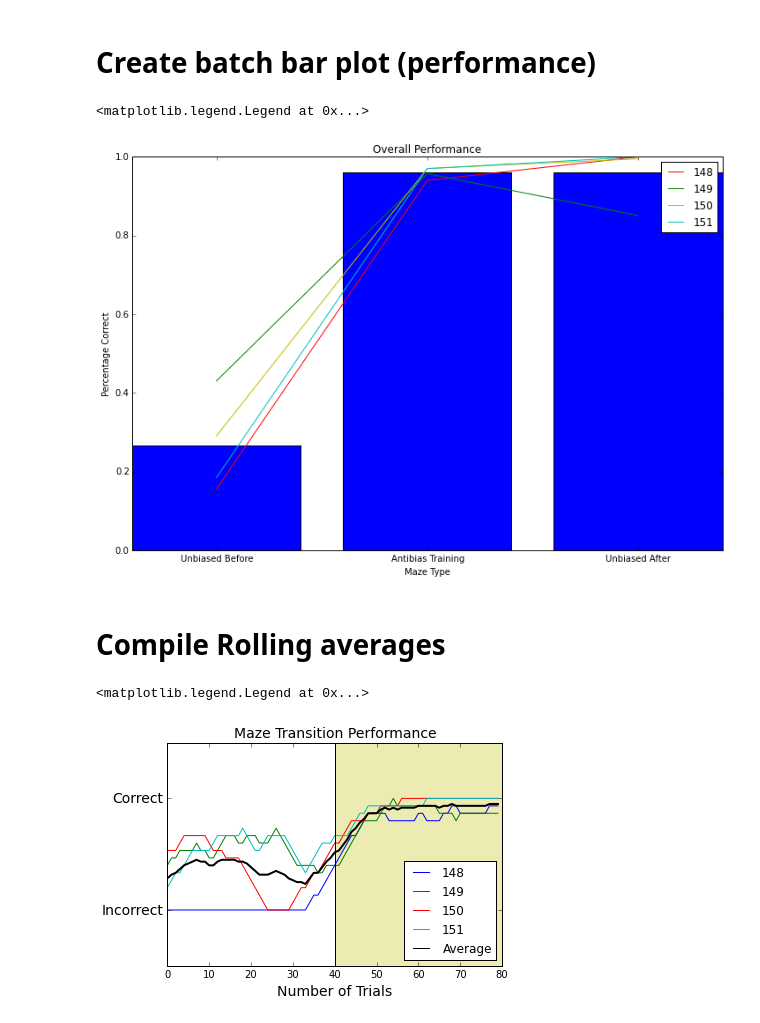
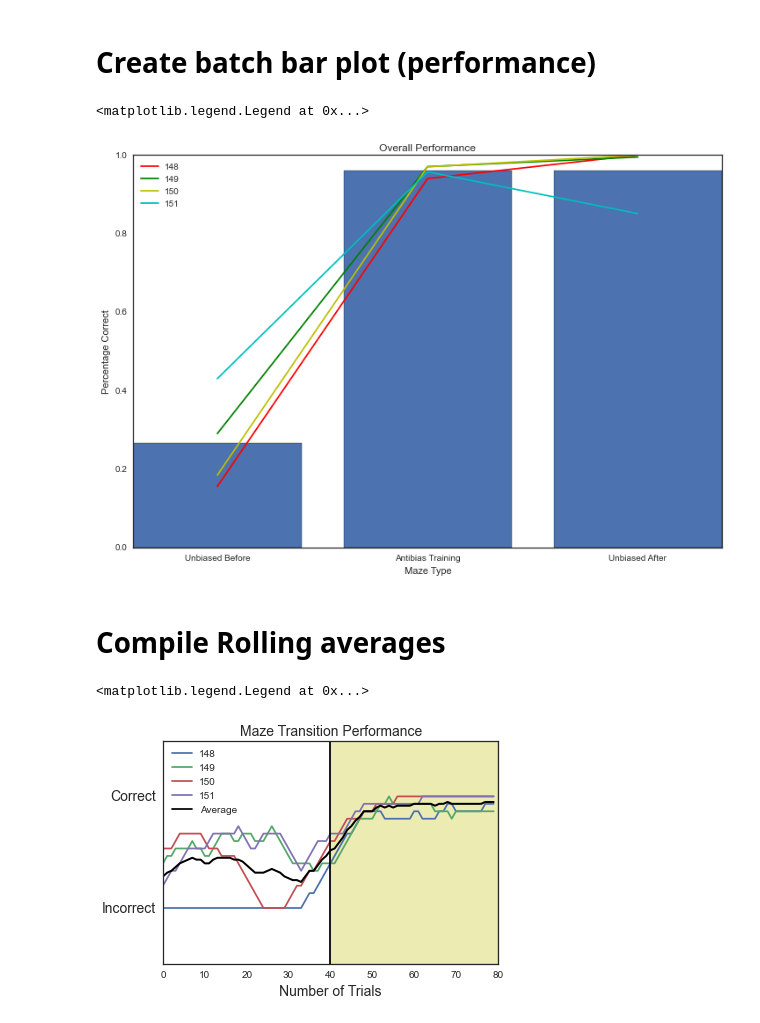
Before and after one commit to sofroniewn/mVR-experiments, a Jupyter notebook: batch/batch.ipynb, the cells around one changed output. Saved outputs shown, nothing was run; the diff lists cells and outputs as text; code cells hidden in the pictures.

```diff
--- a/batch/batch.ipynb
+++ b/batch/batch.ipynb
@@ -8,6 +8,8 @@ import pandas as pd
 import scipy.io as sio
 from glob import glob
 import json
+import seaborn as sns
+sns.set_style('white')
 
 import matplotlib.pyplot as plt
 from matplotlib.colors import ListedColormap
@@ -27,2 +30,3 @@ sessions.sort()
 # %%
-summaries = [glob(path + '/animalsummary*.csv') for path in paths]
+summaries = glob(mainpath + '/animalsummary*.csv')
+print summaries
@@ -29,4 +35,5 @@ summaries = [glob(path + '/animalsummary*.csv') for path in paths]
 # %% [markdown]
 # Get animal stats (batch)
 # %%
-animal_stats = [pd.Series.from_csv(x[0]) for x in summaries]
+animal_stats = [pd.Series.from_csv(x) for x in summaries]
+animal_stats
@@ -57,25 +82,25 @@ print perc_corr
 # %%
 plt.figure(figsize = [12,8])
 plt.bar(range(0,len(perc_corr)),perc_corr,align = 'center')
 labels = ['Unbiased Before', 'Antibias Training', 'Unbiased After']
 ypos = np.arange(len(perc_corr))
 plt.xticks(ypos,labels)
 plt.xlabel('Maze Type')
 plt.ylabel('Percentage Correct')
 plt.title('Overall Performance')
 
 plt.plot(ypos, meansT[0],'-',color = 'r')
 plt.plot(ypos, meansT[1], '-',color = 'g')
 plt.plot(ypos,meansT[2],'-',color = 'y')
 plt.plot(ypos,meansT[3],'-',color = 'c')
-plt.legend(['148', '149', '150','151'])
+plt.legend(['148', '149', '150','151'], loc ='best')
 # %% [output]
 <matplotlib.legend.Legend at 0x...>
-[figure, old version]
+[figure, new version]
 # %% [markdown]
 # Compile Rolling averages
 # %%
-mainpath = '/Volumes/freeman/Nick/mVR/sessions'
+
 
 averages = glob(mainpath+'/rollingavg*.csv')
 averages.sort()
@@ -104,4 +129,4 @@ plt.plot(totalavg, linewidth = 2.0, color = 'k')
 plt.legend(['148', '149','150','151', 'Average'], loc = 'best')
 # %% [output]
 <matplotlib.legend.Legend at 0x...>
-[figure, old version]
+[figure, new version]
```
Also changed, not shown: parts of 6 cells of this notebook.
